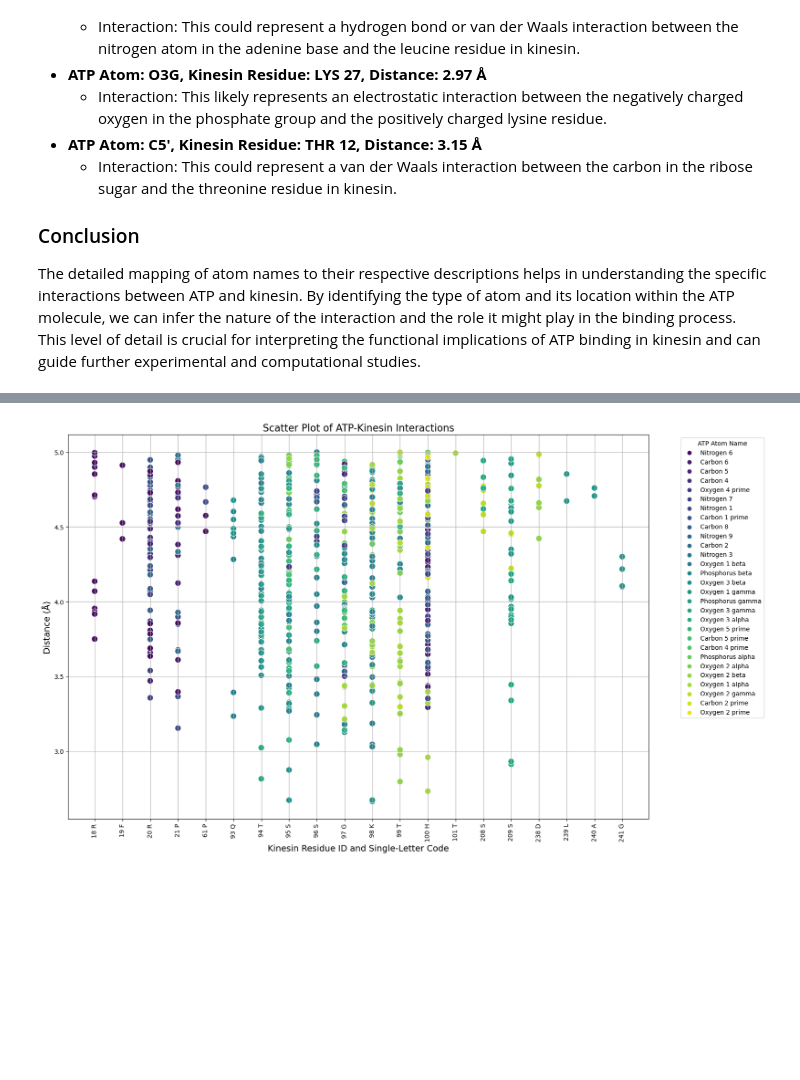
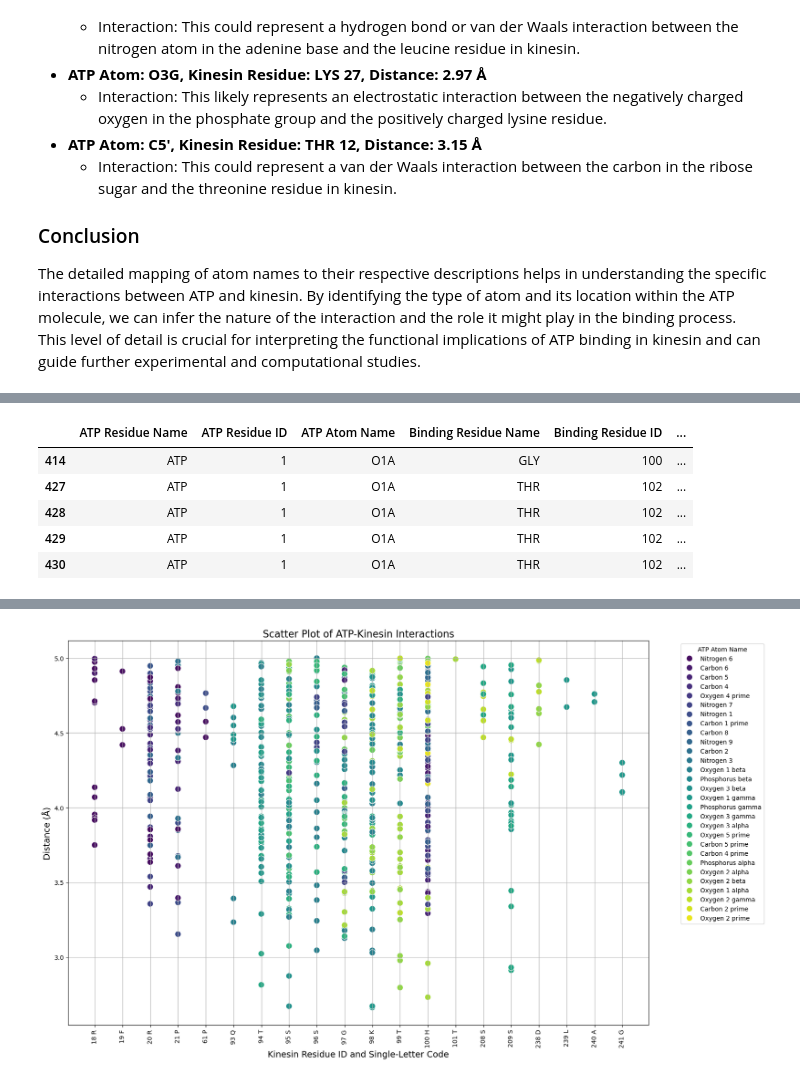
Before and after one commit to dalarios/Jazzer_surf, a Jupyter notebook: pymol-ATP_aa.ipynb, the cells around one changed output, grey strips where cells are left out. Saved outputs shown, nothing was run; the diff lists cells and outputs as text; code cells hidden in the pictures; blank space fills up the shorter version.

```diff
--- a/pymol-ATP_aa.ipynb
+++ b/pymol-ATP_aa.ipynb
@@ -131,0 +139,40 @@ data
+# %%
+import pandas as pd
+
+# Load the interactionsB.csv file
+file_path = f'{base_path}{variable_part}.csv'
+interactions_df = pd.read_csv(file_path)
+
+# Define the correct order of ATP atoms with phosphorus following its associated oxygens
+correct_order = [
+    'Oxygen 1 alpha', 'Oxygen 2 alpha', 'Oxygen 3 alpha', 'Phosphorus alpha',
+    'Oxygen 1 beta', 'Oxygen 2 beta', 'Oxygen 3 beta', 'Phosphorus beta' ,
+    'Oxygen 1 gamma', 'Oxygen 2 gamma', 'Oxygen 3 gamma', 'Phosphorus gamma' ,
+
+
+]
+
+# Add a categorical column to help with sorting
+interactions_df['ATP Atom Order'] = pd.Categorical(
+    interactions_df['ATP Complete Atom Name'], categories=correct_order, ordered=True
+)
+
+# Sort the dataframe by the new categorical column
+sorted_interactions_df = interactions_df.sort_values('ATP Atom Order')
+
+# Drop the helper column
+sorted_interactions_df = sorted_interactions_df.drop(columns=['ATP Atom Order'])
+
+# Save the sorted dataframe to a new CSV file if needed
+sorted_file_path = f'{base_path}{variable_part}.csv'  # Update this with the correct path
+sorted_interactions_df.to_csv(sorted_file_path, index=False)
+
+# Display the sorted dataframe
+sorted_interactions_df.head()
+# %% [output]
+|  | ATP Residue Name | ATP Residue ID | ATP Atom Name | Binding Residue Name | Binding Residue ID | ... |
+| 414 | ATP | 1 | O1A | GLY | 100 | ... |
+| 427 | ATP | 1 | O1A | THR | 102 | ... |
+| 428 | ATP | 1 | O1A | THR | 102 | ... |
+| 429 | ATP | 1 | O1A | THR | 102 | ... |
+| 430 | ATP | 1 | O1A | THR | 102 | ... |
```
Also changed, not shown: parts of 3 cells of this notebook, 38 other files.
